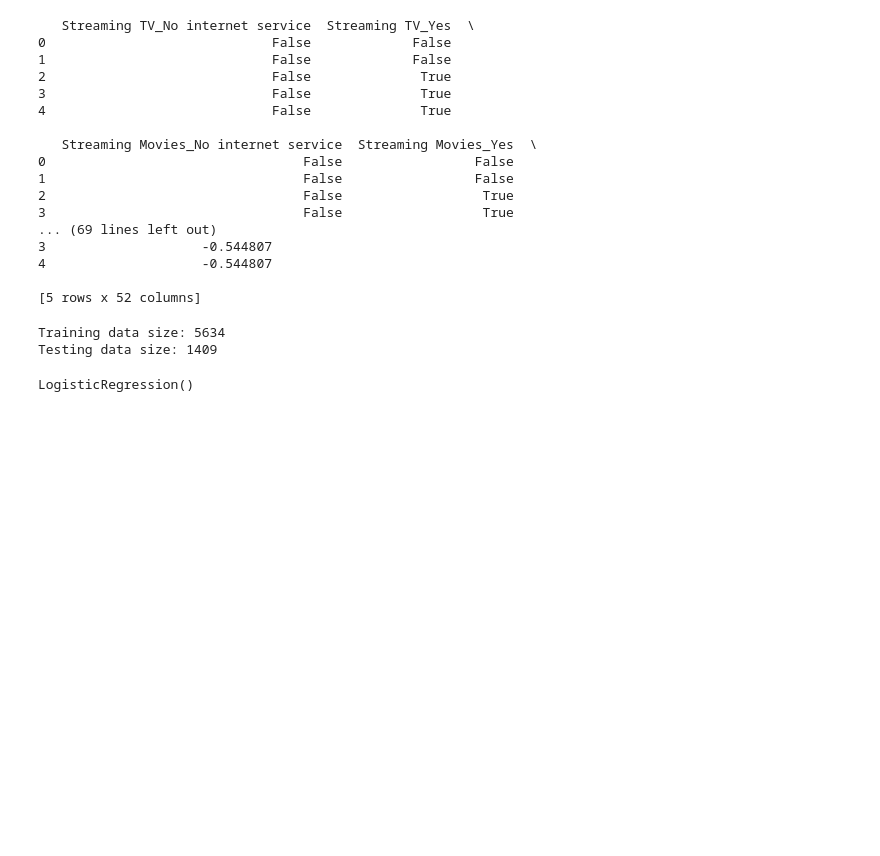
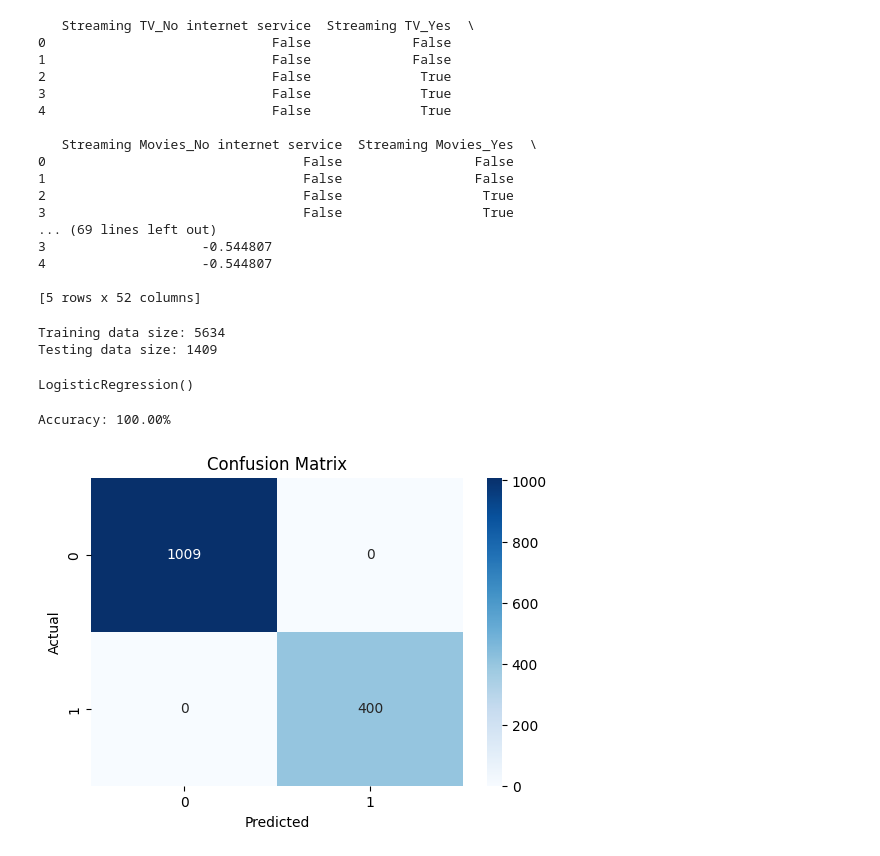
Before and after one commit to Ashutoshdevo/churn_prediction, a Jupyter notebook: churn_prediction.ipynb, the cells around one changed output. Cells and saved outputs as stored; diff of their text form; code cells hidden in the pictures; blank space fills up the shorter version.

Commit message:
Accuracy Check & Confusion Matrix

```diff
--- a/churn_prediction.ipynb
+++ b/churn_prediction.ipynb
@@ -296,3 +296,31 @@ model = LogisticRegression()
 model.fit(X_train, y_train)
 # %% [output]
 LogisticRegression()
+# %%
+from sklearn.metrics import accuracy_score
+
+# Predict on test data
+y_pred = model.predict(X_test)
+
+# Calculate accuracy
+accuracy = accuracy_score(y_test, y_pred)
+print(f"Accuracy: {accuracy * 100:.2f}%")
+# %% [output]
+Accuracy: 100.00%
+# %%
+from sklearn.metrics import confusion_matrix
+import seaborn as sns
+import matplotlib.pyplot as plt
+
+# Create confusion matrix
+cm = confusion_matrix(y_test, y_pred)
+
+# Plot confusion matrix
+plt.figure(figsize=(6,4))
+sns.heatmap(cm, annot=True, fmt='d', cmap='Blues')
+plt.xlabel('Predicted')
+plt.ylabel('Actual')
+plt.title('Confusion Matrix')
+plt.show()
+# %% [output]
+[figure, added]
```
